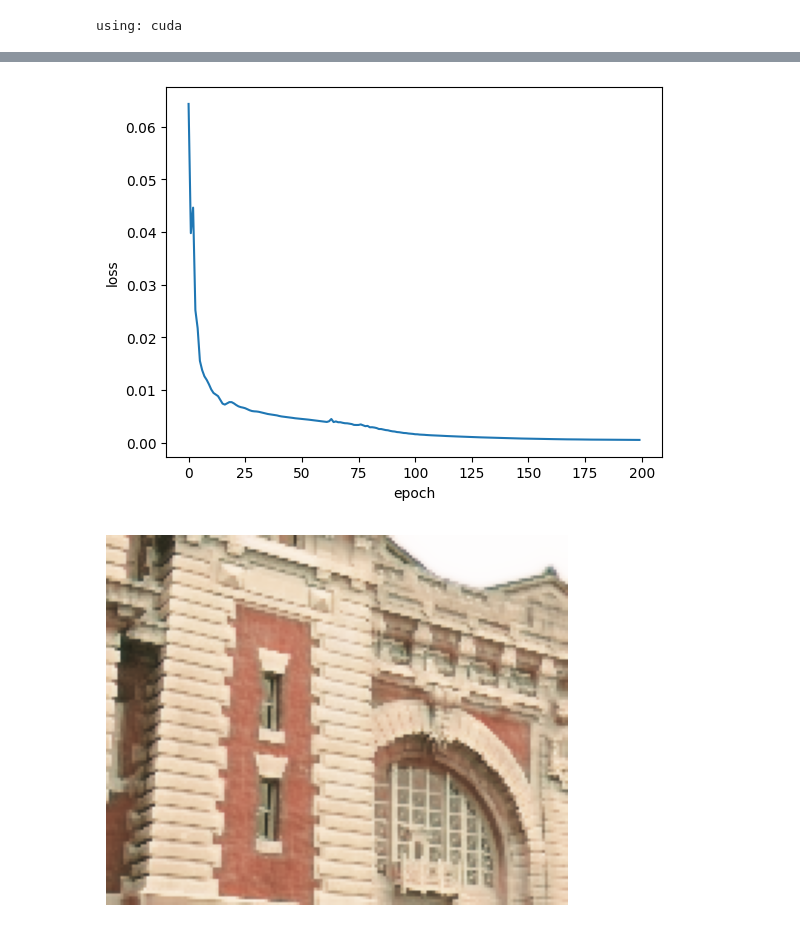
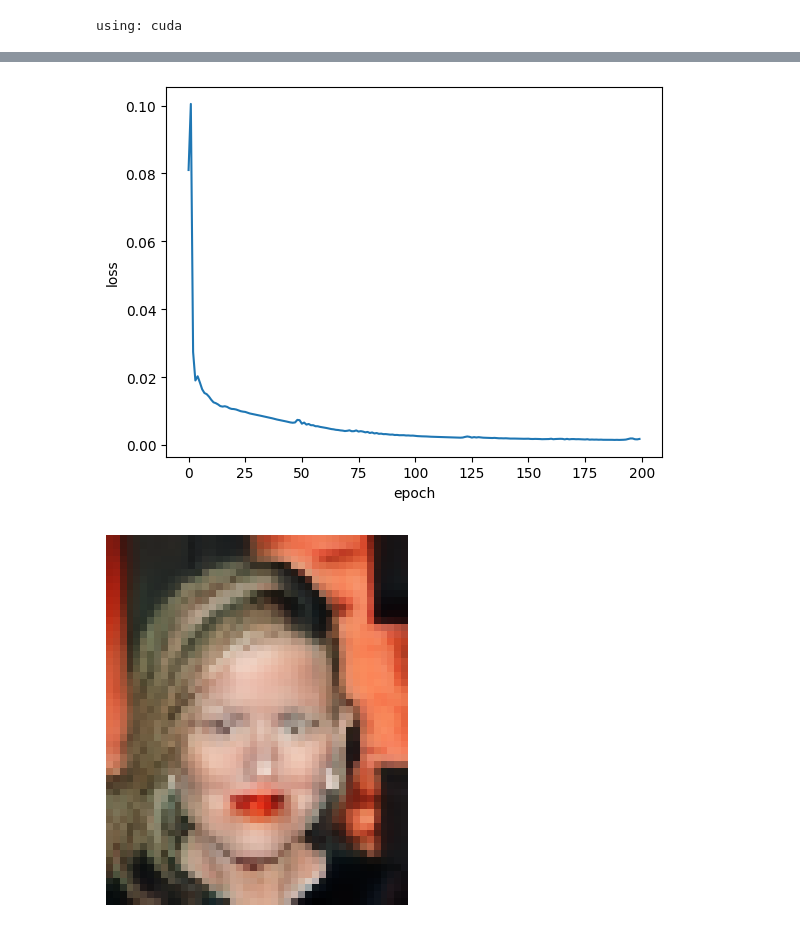
Before and after one commit to tinwech/EII-pytorch, a Jupyter notebook: main.ipynb, the cells around one changed output, grey strips where cells are left out. Cells and saved outputs as stored; diff of their text form; code cells hidden in the pictures.

```diff
--- a/main.ipynb
+++ b/main.ipynb
@@ -69,14 +70,17 @@ def show_minibatch_images(images):
         plt.axis('off')
     plt.show()
 # %%
-def get_pyramid(image, n_layers):
+def get_pyramid(image, n_layers, show_images=True):
     image = torch.from_numpy(image).permute(2, 0, 1).float() / 255.0
     image = image.unsqueeze(0)
     pyramid = [image]
     for _ in range(n_layers - 1):
         image = F.max_pool2d(image, kernel_size=2)
         pyramid.append(image)
-    show_minibatch_images(pyramid)
+
+    if show_images:
+        show_minibatch_images(pyramid)
+
     return pyramid
 # %%
 def show_output(output):
@@ -101,17 +105,25 @@ using: cuda
 n_layers = 3
 lr = [0.02, 0.01, 0.005]
 epochs = [200, 200, 200]
+color_guided = 0.5
+fname = 'img.png'
 # %%
-fname = 'img2.png'
 color_path = f'./color/{fname}'
 mask_path = f'./mask/{fname}'
 gray_path = f'./gray/{fname}'
+guide_path = f'./guide/{fname}'
 
 color = cv2.cvtColor(cv2.imread(color_path), cv2.COLOR_BGR2RGB)
 mask = cv2.imread(mask_path)
 gray = cv2.imread(gray_path, cv2.IMREAD_GRAYSCALE)[:,:,None]
+mask = cv2.imread(mask_path)
+if color_guided:
+    guide = cv2.cvtColor(cv2.imread(guide_path), cv2.COLOR_BGR2RGB)
+else:
+    guide = np.zeros_like(color)
 
 color_pyramid = get_pyramid(color, n_layers)[::-1]
-mask_pyramid = get_pyramid(mask, n_layers)[::-1]
+mask_pyramid = get_pyramid(mask, n_layers, show_images=False)[::-1]
 gray_pyramid = get_pyramid(gray, n_layers)[::-1]
+guide_pyramid = get_pyramid(guide, n_layers)[::-1]
 # %% [output]
@@ -121,36 +133,39 @@ gray_pyramid = get_pyramid(gray, n_layers)[::-1]
 # %%
 results = []
 criterion = nn.MSELoss()
-for i, (color, mask, gray) in enumerate(zip(color_pyramid, mask_pyramid, gray_pyramid)):
+for i, (color, mask, gray, guide) in enumerate(zip(color_pyramid, mask_pyramid, gray_pyramid, guide_pyramid)):
     color = color.to(device)
     gray = gray.to(device)
     mask = 1.0 - mask.to(device)
+    guide = guide.to(device)
+    is_guided = torch.where(guide.sum(dim=1, keepdim=True) > 0, 1.0, 0.0)
+    is_guided = torch.cat([is_guided, is_guided, is_guided], dim=1)
 
     if i == 0:
         input = gray
     else:
         output = output.squeeze().detach()
         output = transforms.Resize((gray.shape[2], gray.shape[3]))(output)
         output = output.unsqueeze(0)
         output = torch.clamp(output, min=0, max=1)
         input = torch.cat((gray, output), dim=1)
 
-    target = color * mask
+    target = color * mask + guide
 
     model = ResNet(in_channels=input.shape[1]).to(device)
     optimizer = optim.Adam(model.parameters(), lr=lr[i])
     losses = []
-    steps = []
     for epoch in tqdm(range(epochs[i]), desc=f'Layer {i}'):
         optimizer.zero_grad()
         output = model(input)
-        loss = criterion(output * mask, target)
+        loss = criterion(output * mask, target) + \
+            color_guided * criterion(output * is_guided, guide)
         loss.backward()
         losses.append(loss.item())
         optimizer.step()
 
     plot_losses(losses)
     show_minibatch_images([output])
 # %% [output]
-[figure, old version]
+[figure, new version]
-[figure, old version]
+[figure, new version]
```
Also changed, not shown: parts of 5 cells of this notebook, 6 other files.
